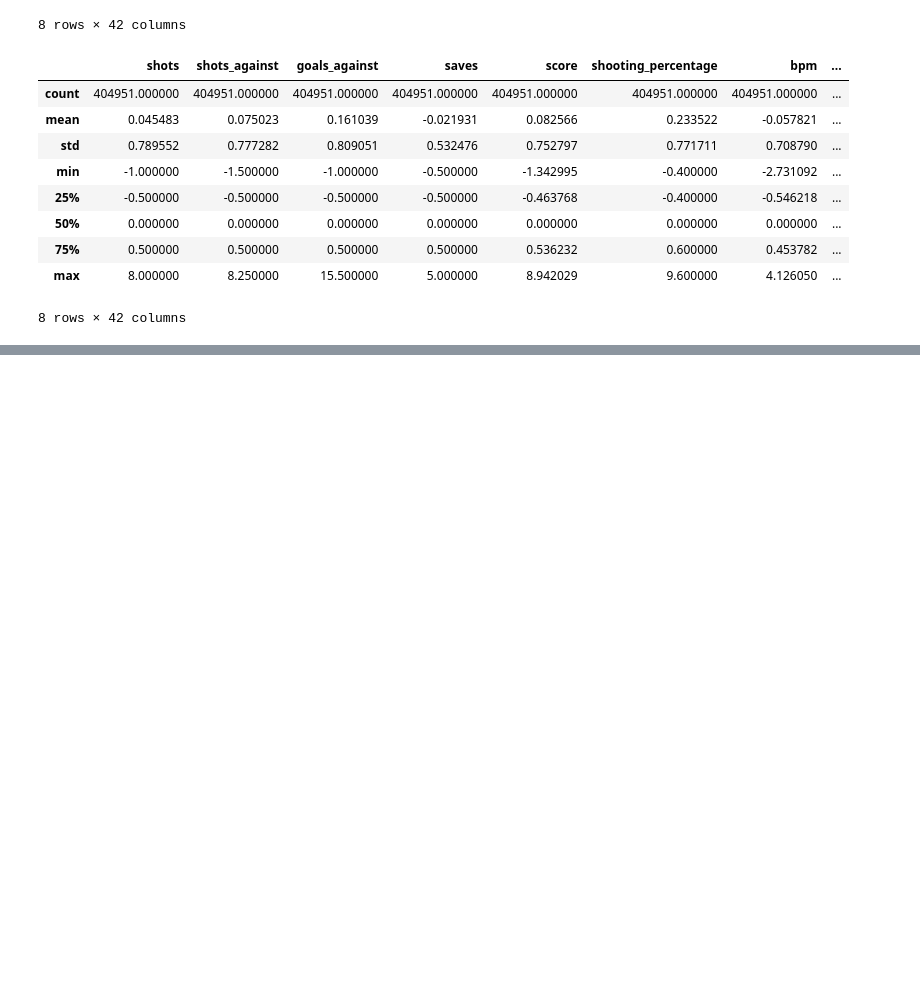
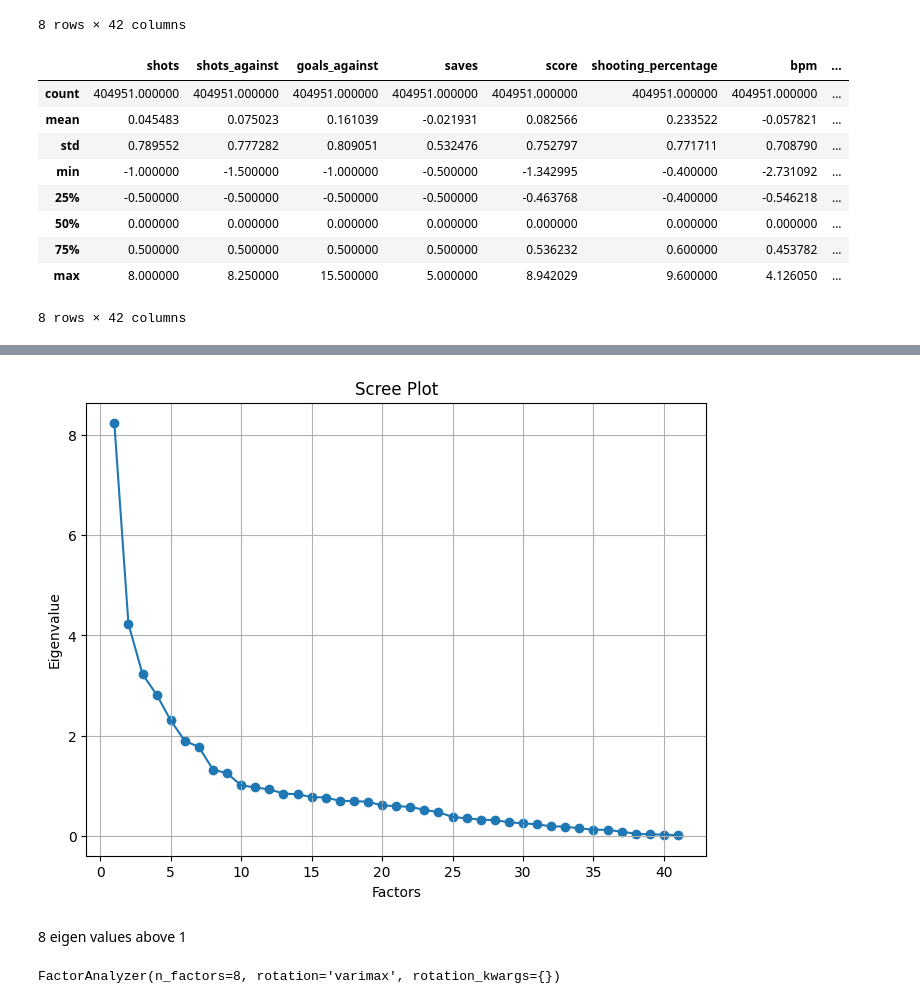
Before and after one commit to pasqualedem/RocketLeague-RankPredictor, a Jupyter notebook: src/data_preprocess.ipynb, the cells around one changed output, grey strips where cells are left out. Saved outputs shown, nothing was run; the diff lists cells and outputs as text; code cells hidden in the pictures; blank space fills up the shorter version.

```diff
--- a/src/data_preprocess.ipynb
+++ b/src/data_preprocess.ipynb
@@ -160,0 +171,3 @@ data_merged.to_csv('../data/preprocessed/dataset_normal_merged.csv', index=None)
+# %%
+data = pd.read_csv('../data/preprocessed/dataset_selected.csv')
+y = data.drop('tier', axis=1, inplace=True)
@@ -160,0 +185,6 @@ data_merged.to_csv('../data/preprocessed/dataset_normal_merged.csv', index=None)
+# %%
+fa = FactorAnalyzer(n_factors=data.shape[1], rotation=None)
+fa.fit(data)
+# Check Eigenvalues
+ev, v = fa.get_eigenvalues()
+ev
@@ -160,0 +201,19 @@ data_merged.to_csv('../data/preprocessed/dataset_normal_merged.csv', index=None)
+# %%
+plt.figure(figsize=(8, 6), dpi=100)
+plt.scatter(range(1,data.shape[1]+1),ev)
+plt.plot(range(1,data.shape[1]+1),ev)
+plt.title('Scree Plot')
+plt.xlabel('Factors')
+plt.ylabel('Eigenvalue')
+plt.grid()
+plt.savefig("../docs/res/imgs/scree.pdf", format='pdf')
+plt.show()
+# %% [output]
+[figure, added]
+# %% [markdown]
+8 eigen values above 1
+# %%
+fa = FactorAnalyzer(n_factors=8, rotation="varimax")
+fa.fit(data)
+# %% [output]
+FactorAnalyzer(n_factors=8, rotation='varimax', rotation_kwargs={})
```
Also changed, not shown: parts of 13 cells of this notebook, 6 other files.
